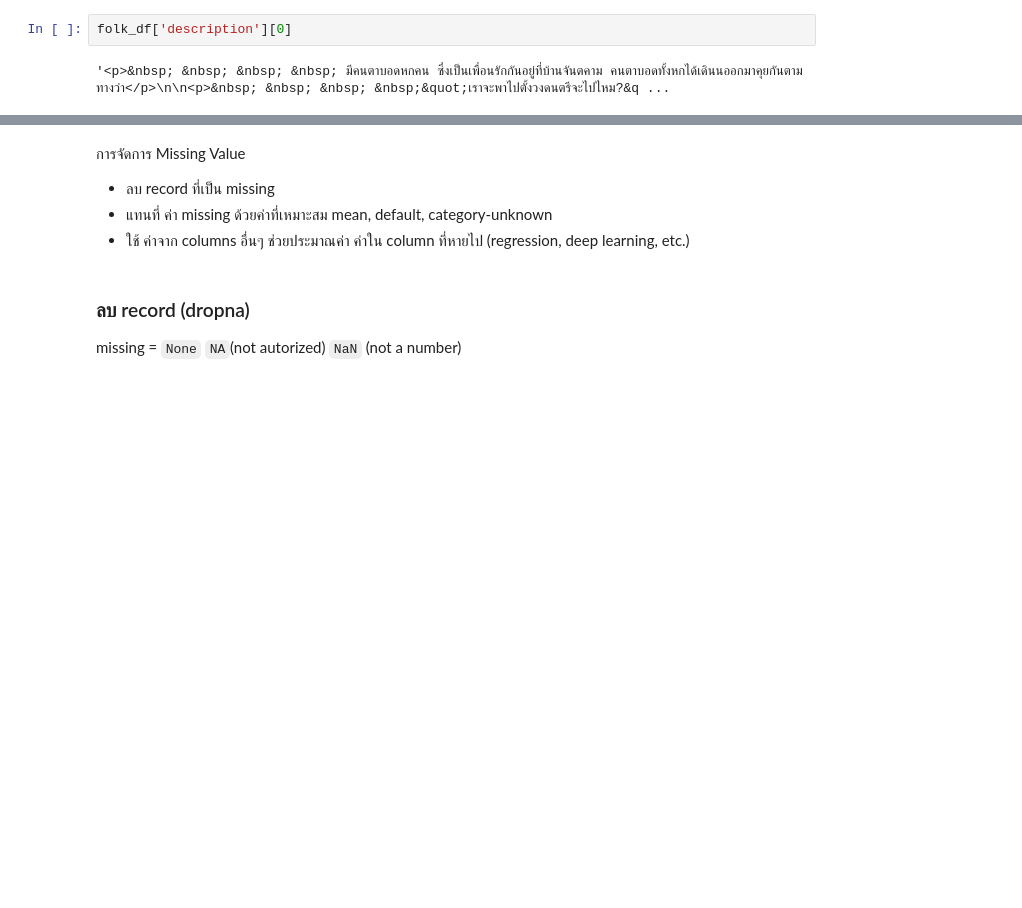
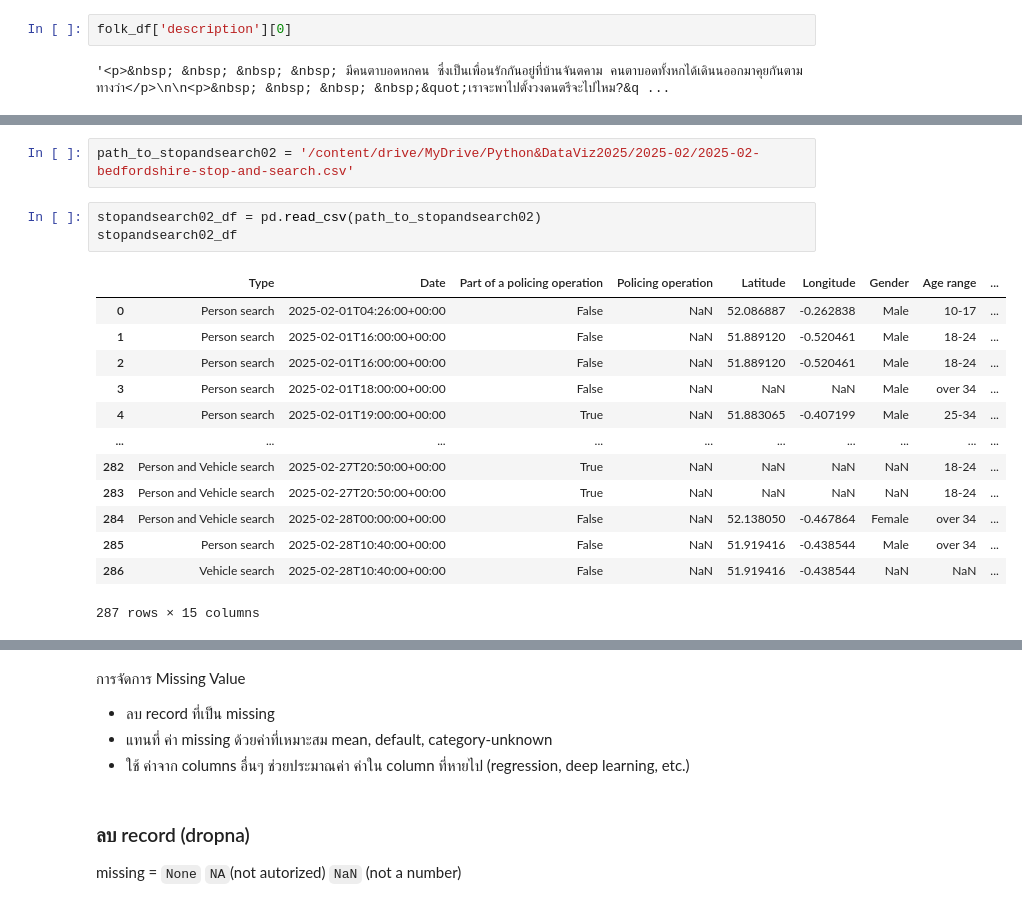
Before and after one commit to MeeGyo/dataviz2025, a Jupyter notebook: Pandas_101_2025.ipynb, the cells around one changed output, grey strips where cells are left out. Saved outputs shown, nothing was run; the diff lists cells and outputs as text; blank space fills up the shorter version.

```diff
--- a/Pandas_101_2025.ipynb
+++ b/Pandas_101_2025.ipynb
@@ -401,0 +293,19 @@ folk_df.shape[0]
+# %%
+path_to_stopandsearch02 = '/content/drive/MyDrive/Python&DataViz2025/2025-02/2025-02-bedfordshire-stop-and-search.csv'
+# %%
+stopandsearch02_df = pd.read_csv(path_to_stopandsearch02)
+stopandsearch02_df
+# %% [output]
+|  | Type | Date | Part of a policing operation | Policing operation | Latitude | Longitude | Gender | Age range | ... |
+| 0 | Person search | 2025-02-01T04:26:00+00:00 | False | NaN | 52.086887 | -0.262838 | Male | 10-17 | ... |
+| 1 | Person search | 2025-02-01T16:00:00+00:00 | False | NaN | 51.889120 | -0.520461 | Male | 18-24 | ... |
+| 2 | Person search | 2025-02-01T16:00:00+00:00 | False | NaN | 51.889120 | -0.520461 | Male | 18-24 | ... |
+| 3 | Person search | 2025-02-01T18:00:00+00:00 | False | NaN | NaN | NaN | Male | over 34 | ... |
+| 4 | Person search | 2025-02-01T19:00:00+00:00 | True | NaN | 51.883065 | -0.407199 | Male | 25-34 | ... |
+| ... | ... | ... | ... | ... | ... | ... | ... | ... | ... |
+| 282 | Person and Vehicle search | 2025-02-27T20:50:00+00:00 | True | NaN | NaN | NaN | NaN | 18-24 | ... |
+| 283 | Person and Vehicle search | 2025-02-27T20:50:00+00:00 | True | NaN | NaN | NaN | NaN | 18-24 | ... |
+| 284 | Person and Vehicle search | 2025-02-28T00:00:00+00:00 | False | NaN | 52.138050 | -0.467864 | Female | over 34 | ... |
+| 285 | Person search | 2025-02-28T10:40:00+00:00 | False | NaN | 51.919416 | -0.438544 | Male | over 34 | ... |
+| 286 | Vehicle search | 2025-02-28T10:40:00+00:00 | False | NaN | 51.919416 | -0.438544 | NaN | NaN | ... |
+287 rows × 15 columns
```
Also changed, not shown: parts of 57 cells of this notebook.
